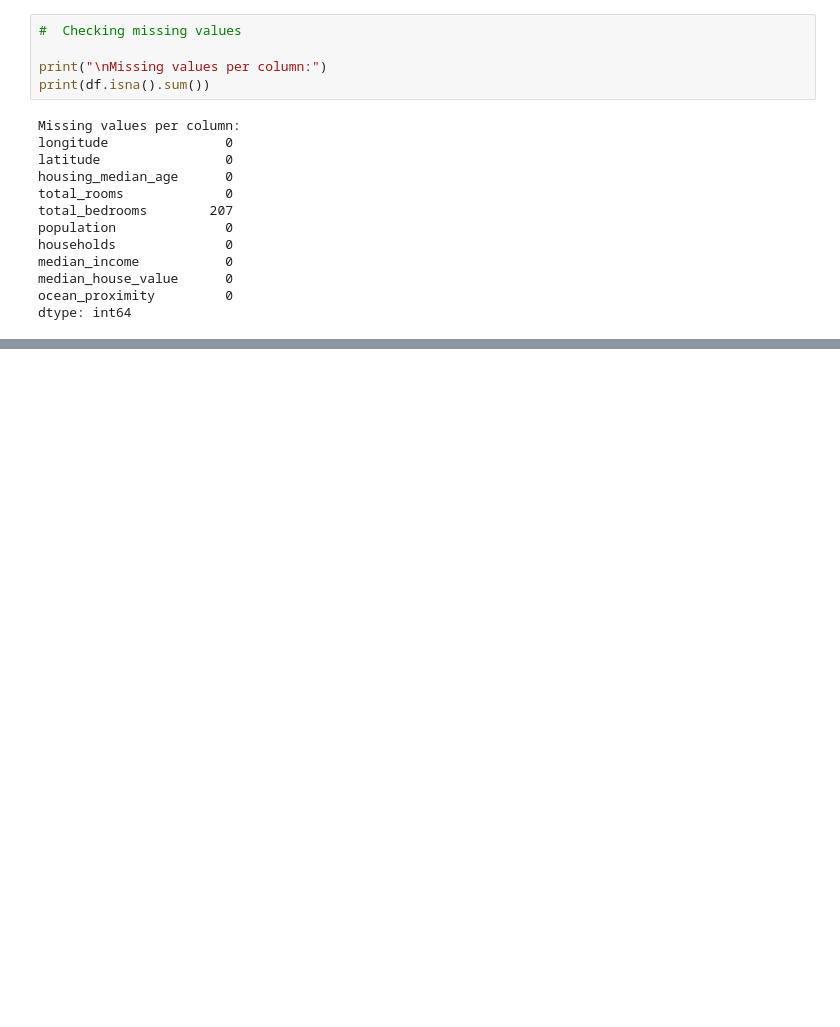
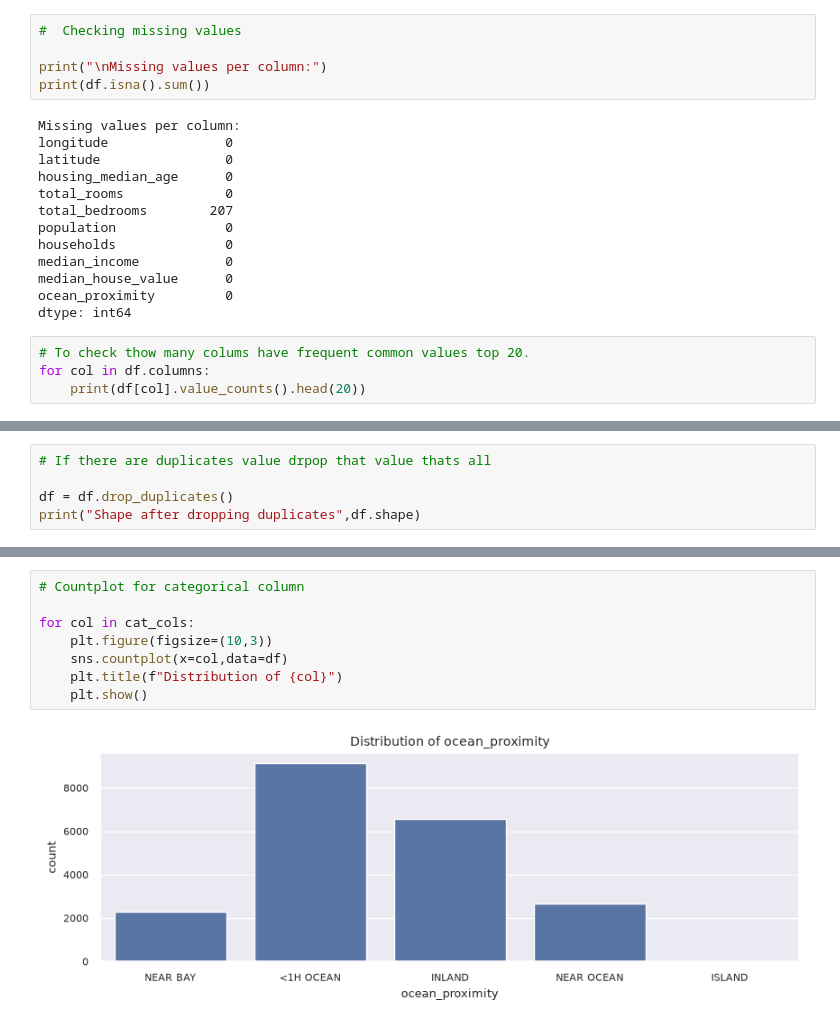
Before and after one commit to kaflebiplob/House_Price_Prediction, a Jupyter notebook: notebooks/housing_price_prediction.ipynb, the cells around one changed output, grey strips where cells are left out. Cells and saved outputs as stored; diff of their text form; blank space fills up the shorter version.

```diff
--- a/notebooks/housing_price_prediction.ipynb
+++ b/notebooks/housing_price_prediction.ipynb
@@ -106,3 +108,7 @@ median_income           0
 median_house_value      0
 ocean_proximity         0
 dtype: int64
+# %%
+# To check thow many colums have frequent common values top 20.
+for col in df.columns:
+    print(df[col].value_counts().head(20))
@@ -108,0 +141,5 @@ dtype: int64
+# %%
+# If there are duplicates value drpop that value thats all
+
+df = df.drop_duplicates()
+print("Shape after dropping duplicates",df.shape)
@@ -108,0 +173,10 @@ dtype: int64
+# %%
+# Countplot for categorical column
+
+for col in cat_cols:
+    plt.figure(figsize=(10,3))
+    sns.countplot(x=col,data=df)
+    plt.title(f"Distribution of {col}")
+    plt.show()
+# %% [output]
+[figure, added]
```
Also changed, not shown: parts of 13 cells of this notebook.
